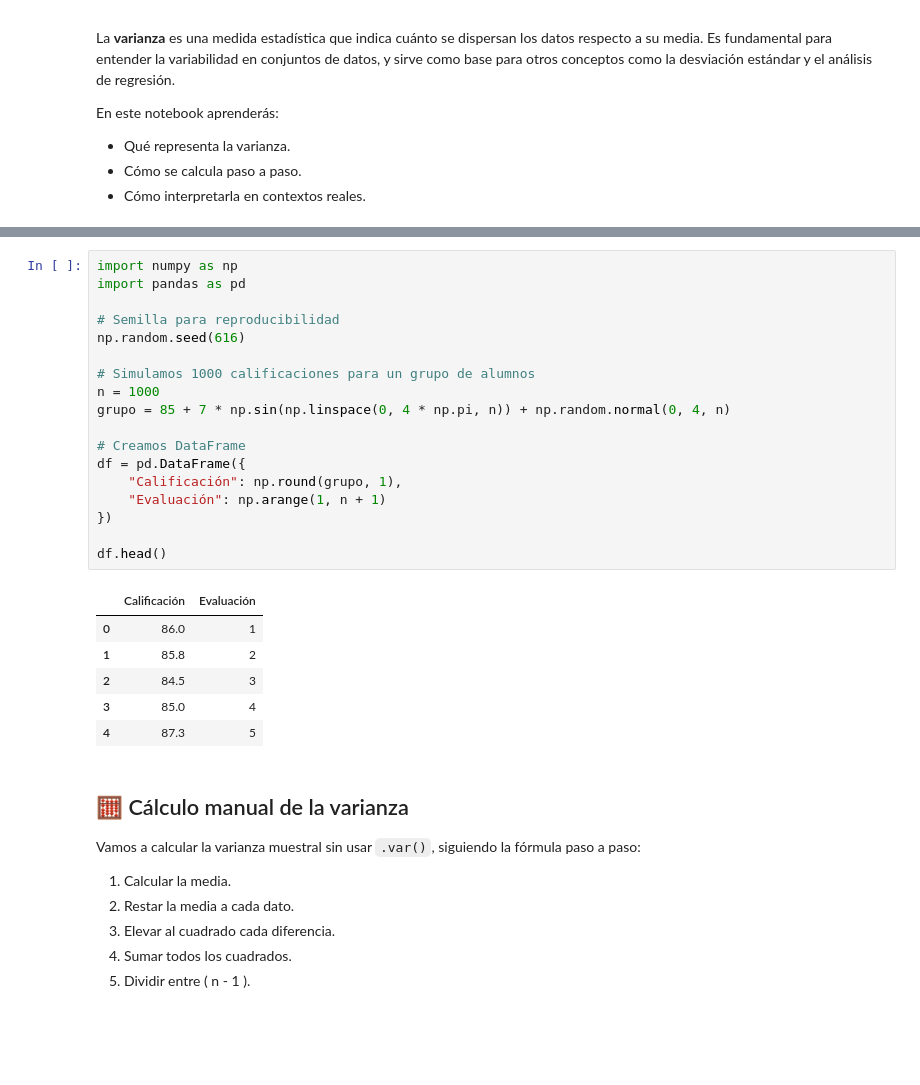
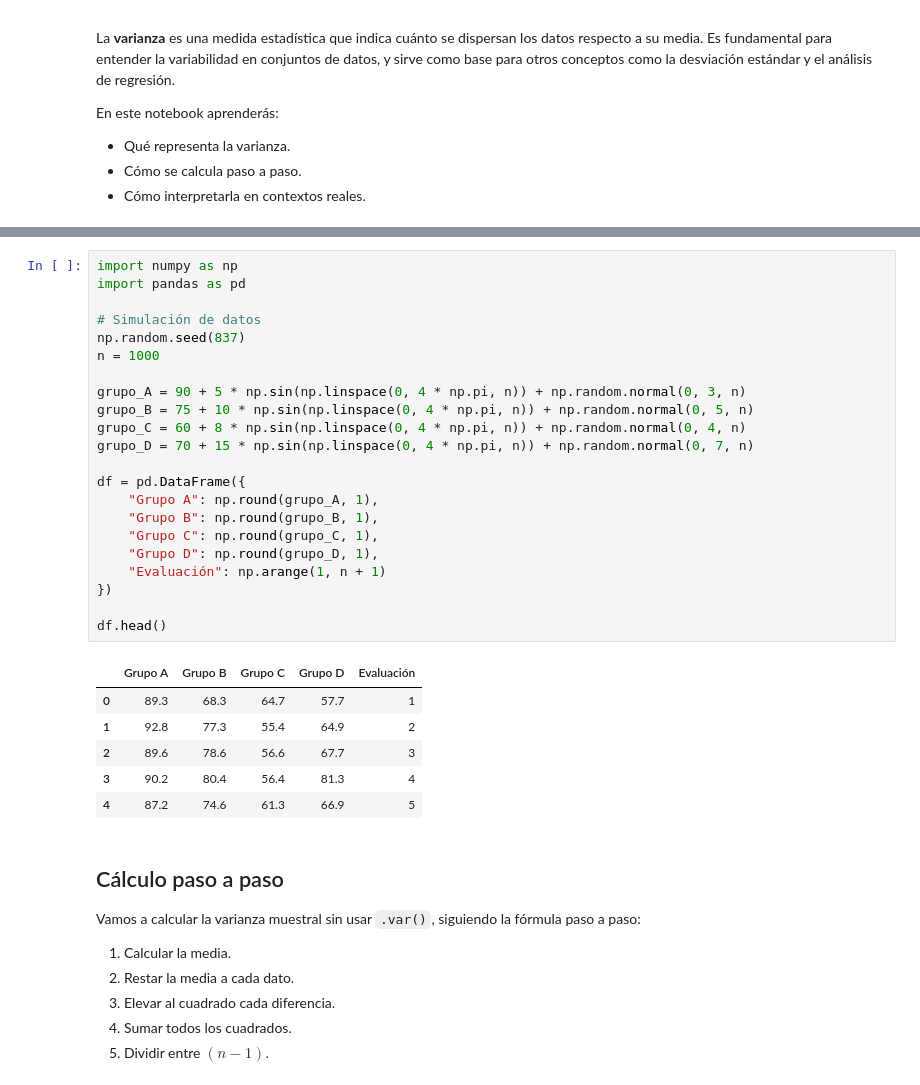
Before and after one commit to IrvinGranillo5/linear-regression, a Jupyter notebook: varianza.ipynb, the cells around one changed output, grey strips where cells are left out. Drawn from its saved outputs; the diff is of its cells as text; blank space fills up the shorter version.

```diff
--- a/varianza.ipynb
+++ b/varianza.ipynb
@@ -24,34 +42,38 @@ $$s^2 = \frac{1}{n - 1} \sum_{i=1}^{n} (x_i - \bar{x})^2$$
 # %%
 import numpy as np
 import pandas as pd
 
-# Semilla para reproducibilidad
-np.random.seed(616)
+# Simulación de datos
+np.random.seed(837)
+n = 1000
 
-# Simulamos 1000 calificaciones para un grupo de alumnos
-n = 1000
-grupo = 85 + 7 * np.sin(np.linspace(0, 4 * np.pi, n)) + np.random.normal(0, 4, n)
+grupo_A = 90 + 5 * np.sin(np.linspace(0, 4 * np.pi, n)) + np.random.normal(0, 3, n)
+grupo_B = 75 + 10 * np.sin(np.linspace(0, 4 * np.pi, n)) + np.random.normal(0, 5, n)
+grupo_C = 60 + 8 * np.sin(np.linspace(0, 4 * np.pi, n)) + np.random.normal(0, 4, n)
+grupo_D = 70 + 15 * np.sin(np.linspace(0, 4 * np.pi, n)) + np.random.normal(0, 7, n)
 
-# Creamos DataFrame
 df = pd.DataFrame({
-    "Calificación": np.round(grupo, 1),
+    "Grupo A": np.round(grupo_A, 1),
+    "Grupo B": np.round(grupo_B, 1),
+    "Grupo C": np.round(grupo_C, 1),
+    "Grupo D": np.round(grupo_D, 1),
     "Evaluación": np.arange(1, n + 1)
 })
 
 df.head()
 # %% [output]
-|  | Calificación | Evaluación |
-| 0 | 86.0 | 1 |
-| 1 | 85.8 | 2 |
-| 2 | 84.5 | 3 |
-| 3 | 85.0 | 4 |
-| 4 | 87.3 | 5 |
+|  | Grupo A | Grupo B | Grupo C | Grupo D | Evaluación |
+| 0 | 89.3 | 68.3 | 64.7 | 57.7 | 1 |
+| 1 | 92.8 | 77.3 | 55.4 | 64.9 | 2 |
+| 2 | 89.6 | 78.6 | 56.6 | 67.7 | 3 |
+| 3 | 90.2 | 80.4 | 56.4 | 81.3 | 4 |
+| 4 | 87.2 | 74.6 | 61.3 | 66.9 | 5 |
 # %% [markdown]
-## 🧮 Cálculo manual de la varianza
+##  Cálculo paso a paso
 
 Vamos a calcular la varianza muestral sin usar `.var()`, siguiendo la fórmula paso a paso:
 1. Calcular la media.
 2. Restar la media a cada dato.
 3. Elevar al cuadrado cada diferencia.
 4. Sumar todos los cuadrados.
-5. Dividir entre \( n - 1 \).
+5. Dividir entre $( n - 1 )$.
```
Also changed, not shown: parts of 12 cells of this notebook, 3 other files.
